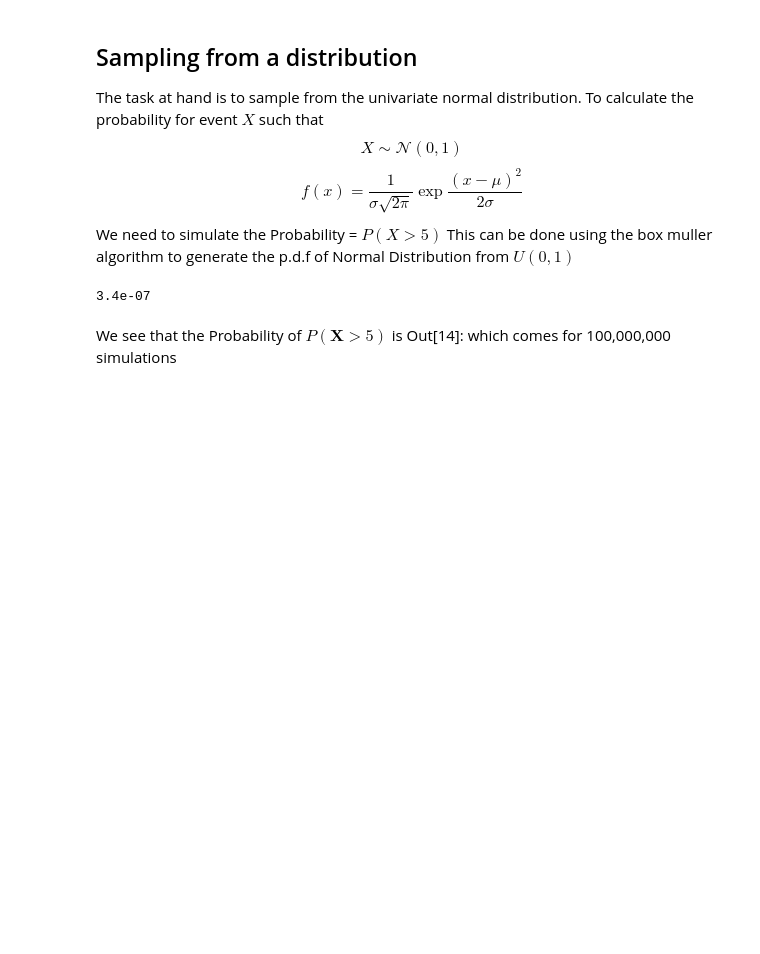
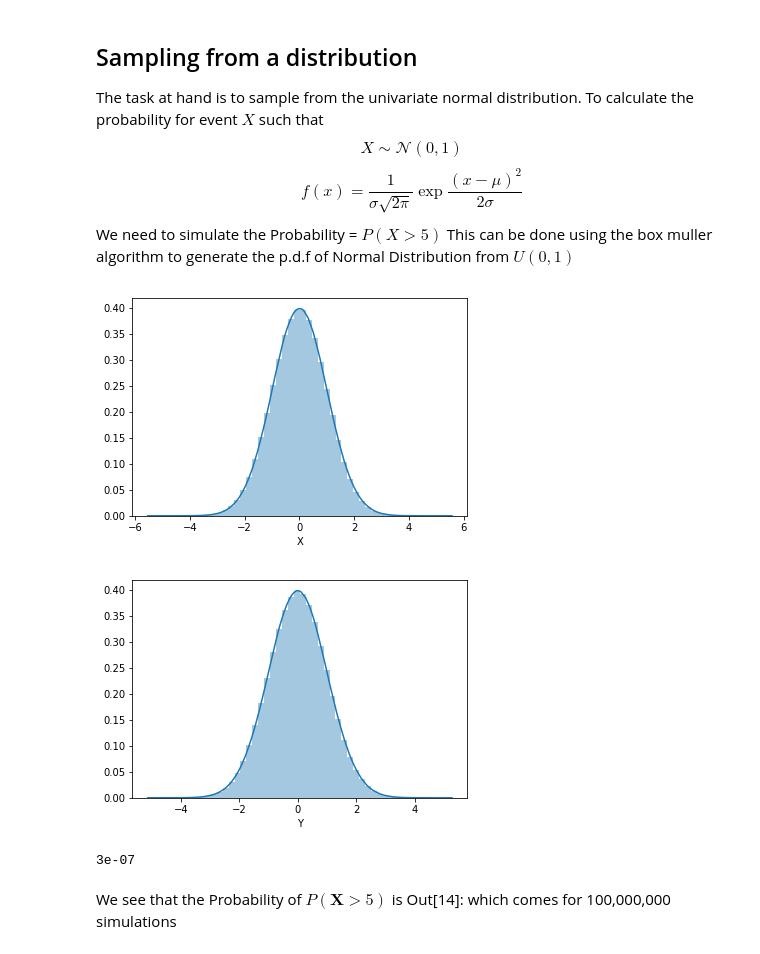
Before and after one commit to KumarRishabh/Monte-Carlo-Methods, a Jupyter notebook: Monte Carlo Importance Sampling.ipynb, the cells around one changed output. Saved outputs shown, nothing was run; the diff lists cells and outputs as text; code cells hidden in the pictures; blank space fills up the shorter version.

```diff
--- a/Monte Carlo Importance Sampling.ipynb
+++ b/Monte Carlo Importance Sampling.ipynb
@@ -20,7 +20,7 @@ This can be done using the box muller algorithm to generate the p.d.f of Normal
 # Simulate the normal density
 # Using Box Muller Algorithm
 from numpy.random import uniform
-size = 100000000
+size = 10000000
 unif1 = np.array(uniform(size=size))
 unif2 = np.array(uniform(size=size))
 
@@ -29,6 +29,16 @@ r = (-2*LOG)**0.5
 theta = 2*np.pi*unif2
 x = r*np.cos(theta)
 y = r*np.sin(theta)
+# %%
+sns.distplot(x, hist=True, kde=True)
+plt.xlabel('X')
+plt.show()
+sns.distplot(y, hist=True, kde=True)
+plt.xlabel('Y')
+plt.show()
+# %% [output]
+[figure, added]
+[figure, added]
 # %%
 # Computing the probability
 sum = 0
@@ -40,11 +50,11 @@ def h(x):
         return 0
 for xi in list(x):
     sum += h(xi)
-
-probability = sum/(len(x))
-print(probability)
+box_estimates = np.array([h(xi) for xi in list(x)])
+E_box = sum/(len(x))
+print(E_box)
 # %% [output]
-3.4e-07
+3e-07
 # %% [markdown]
 We see that the Probability of $P(\mathbf{X}>5)$ is Out[14]: which comes for 100,000,000 simulations
 # %% [markdown]
```
Also changed, not shown: parts of 5 cells of this notebook, 1 other file.
